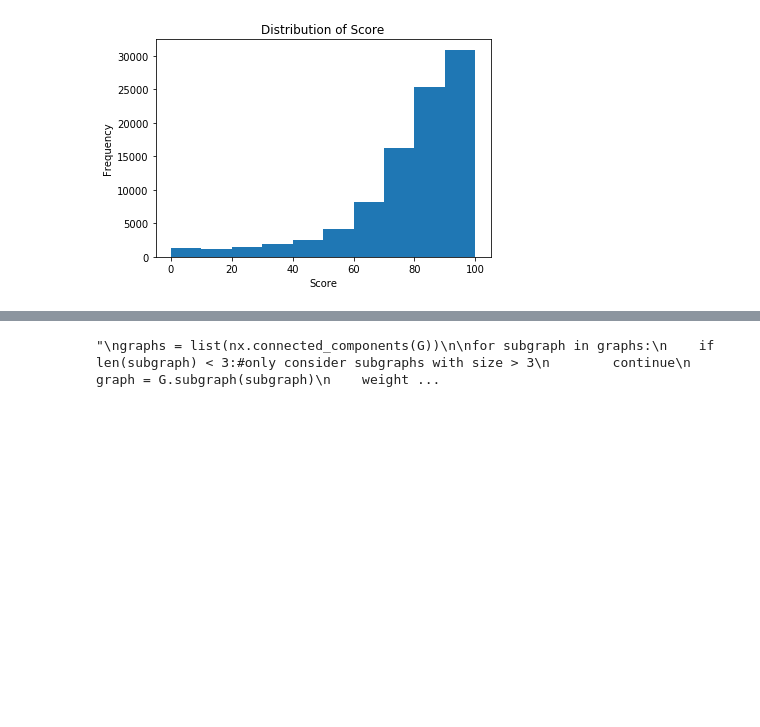
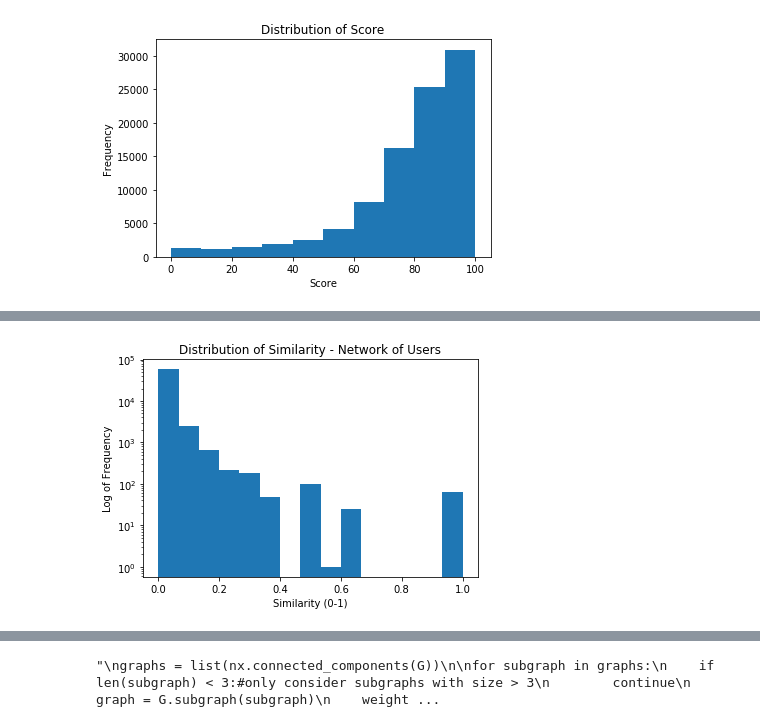
Before and after one commit to jzh001/Social-Network-Structure-in-Common-Interest-Communities, a Jupyter notebook: notebook.ipynb, the cells around one changed output, grey strips where cells are left out. Cells and saved outputs as stored; diff of their text form; code cells hidden in the pictures; blank space fills up the shorter version.

```diff
--- a/notebook.ipynb
+++ b/notebook.ipynb
@@ -80,6 +82,15 @@ for u,v in G.edges():
 weights = [G[u][v]['weight'] for u,v in G.edges()]
 sim = [G[u][v]['similarity'] for u,v in G.edges()]
 #print(weights)
+# %%
+plt.title('Distribution of Similarity - Network of Users')
+plt.xlabel('Similarity (0-1)')
+plt.ylabel('Log of Frequency')
+#print(min(sim))
+plt.hist(sim, log = True, bins = 15)#specify the number of bins ->
+plt.savefig("Distribution of Similarity - Network of Users.png")
+# %% [output]
+[figure, added]
 # %%
 plt.title('Distribution of Weights - Network of Users')
 plt.xlabel('Weights')
```
Also changed, not shown: parts of 28 cells of this notebook.
